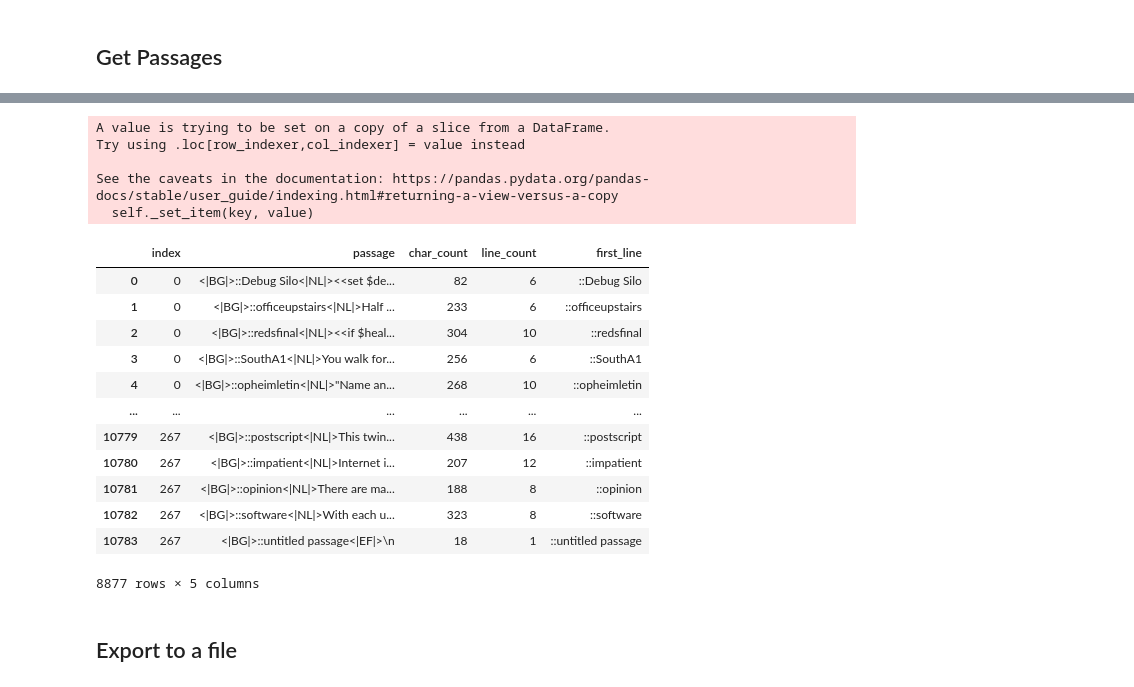
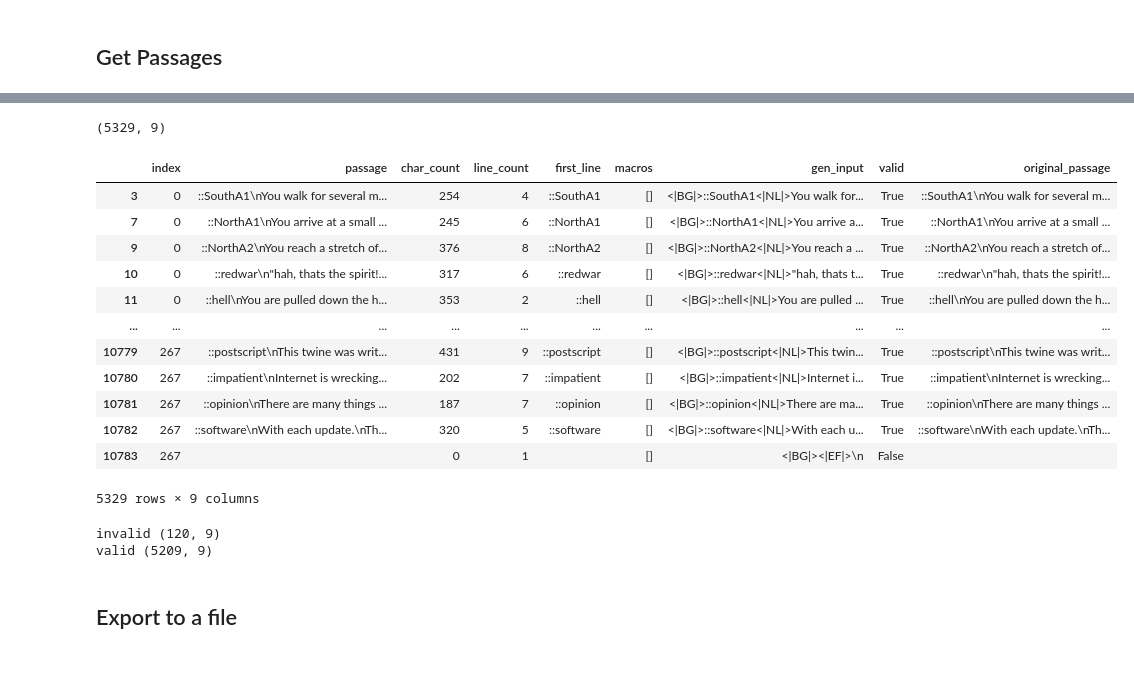
Before and after one commit to alex-calderwood/spindle, a Jupyter notebook: data_exploration.ipynb, the cells around one changed output, grey strips where cells are left out. Drawn from its saved outputs; the diff is of its cells as text; code cells hidden in the pictures.

Commit message:
More data exploration, cleaning, and generative file preparation.

```diff
--- a/data_exploration.ipynb
+++ b/data_exploration.ipynb
@@ -242,0 +240,3 @@ passages
+# %%
+passages = pd.read_pickle('passages.pkl')
+passages
@@ -243,9 +257,13 @@ passages
 # %%
+importlib.reload(twee_utils)
+
 # Rename twee -> passage
 if 'twee' in passages:
     passages['passage'] = passages['twee']
     del passages['twee']
 print(passages.shape)
+
+passages['original_passage'] = passages.passage
 
 passages['char_count'] = passages.passage.apply(len)
 
@@ -254,7 +272,8 @@ passages = passages[passages.char_count < 1024]
 print('without long passages', passages.shape)
 
 # Clean the twee - for some reason this takes a long time
-passages['passage'] = passages.passage.progress_apply(twee_utils.clean_images)
+# Remove images, duplicate newlines, etc
+passages['passage'] = passages.passage.progress_apply(twee_utils.clean_twee)
 
 # Split into lines
 # TODO for some reason this doubles the number of passages
@@ -268,4 +287,7 @@ if 'lines' in passages:
 passages.drop_duplicates(subset=['passage'])
 print(passages.shape)
 passages.sample(20)
+
+# Look at macros
+passages['macros'] = passages.passage.progress_apply(twee_utils.get_macros)
 # %% [output]
@@ -297,23 +297,11 @@ See the caveats in the documentation: https://pandas.pydata.org/pandas-docs/stab
+# %%
+# Look at macros
+passages = passages[passages.macros.apply(len) == 0]
+print(passages.shape)
+# %% [output]
+(5329, 9)
 # %%
+# Prepare passages for generation
 importlib.reload(twee_utils)
-passages['passage'] = passages.passage.apply(twee_utils.prepare_for_generation)
-passages
+pd.set_option('max_colwidth',200)
+passages['gen_input'] = passages.passage.apply(twee_utils.twee_to_gen_format)
-# %% [output]
-A value is trying to be set on a copy of a slice from a DataFrame.
-Try using .loc[row_indexer,col_indexer] = value instead
-
-See the caveats in the documentation: https://pandas.pydata.org/pandas-docs/stable/user_guide/indexing.html#returning-a-view-versus-a-copy
-  self._set_item(key, value)
-|  | index | passage | char_count | line_count | first_line |
-| 0 | 0 | <|BG|>::Debug Silo<|NL|><<set $de... | 82 | 6 | ::Debug Silo |
-| 1 | 0 | <|BG|>::officeupstairs<|NL|>Half ... | 233 | 6 | ::officeupstairs |
-| 2 | 0 | <|BG|>::redsfinal<|NL|><<if $heal... | 304 | 10 | ::redsfinal |
-| 3 | 0 | <|BG|>::SouthA1<|NL|>You walk for... | 256 | 6 | ::SouthA1 |
-| 4 | 0 | <|BG|>::opheimletin<|NL|>"Name an... | 268 | 10 | ::opheimletin |
-| ... | ... | ... | ... | ... | ... |
-| 10779 | 267 | <|BG|>::postscript<|NL|>This twin... | 438 | 16 | ::postscript |
-| 10780 | 267 | <|BG|>::impatient<|NL|>Internet i... | 207 | 12 | ::impatient |
-| 10781 | 267 | <|BG|>::opinion<|NL|>There are ma... | 188 | 8 | ::opinion |
-| 10782 | 267 | <|BG|>::software<|NL|>With each u... | 323 | 8 | ::software |
-| 10783 | 267 | <|BG|>::untitled passage<|EF|>\n | 18 | 1 | ::untitled passage |
-8877 rows × 5 columns
@@ -320,3 +313,31 @@ See the caveats in the documentation: https://pandas.pydata.org/pandas-docs/stab
+# %%
+# Check if each passage is valid
+passages['valid'] = passages.passage.progress_apply(twee_utils.is_valid_passage)
+passages
+# %% [output]
+|  | index | passage | char_count | line_count | first_line | macros | gen_input | valid | original_passage |
+| 3 | 0 | ::SouthA1\nYou walk for several m... | 254 | 4 | ::SouthA1 | [] | <|BG|>::SouthA1<|NL|>You walk for... | True | ::SouthA1\nYou walk for several m... |
+| 7 | 0 | ::NorthA1\nYou arrive at a small ... | 245 | 6 | ::NorthA1 | [] | <|BG|>::NorthA1<|NL|>You arrive a... | True | ::NorthA1\nYou arrive at a small ... |
+| 9 | 0 | ::NorthA2\nYou reach a stretch of... | 376 | 8 | ::NorthA2 | [] | <|BG|>::NorthA2<|NL|>You reach a ... | True | ::NorthA2\nYou reach a stretch of... |
+| 10 | 0 | ::redwar\n"hah, thats the spirit!... | 317 | 6 | ::redwar | [] | <|BG|>::redwar<|NL|>"hah, thats t... | True | ::redwar\n"hah, thats the spirit!... |
+| 11 | 0 | ::hell\nYou are pulled down the h... | 353 | 2 | ::hell | [] | <|BG|>::hell<|NL|>You are pulled ... | True | ::hell\nYou are pulled down the h... |
+| ... | ... | ... | ... | ... | ... | ... | ... | ... | ... |
+| 10779 | 267 | ::postscript\nThis twine was writ... | 431 | 9 | ::postscript | [] | <|BG|>::postscript<|NL|>This twin... | True | ::postscript\nThis twine was writ... |
+| 10780 | 267 | ::impatient\nInternet is wrecking... | 202 | 7 | ::impatient | [] | <|BG|>::impatient<|NL|>Internet i... | True | ::impatient\nInternet is wrecking... |
+| 10781 | 267 | ::opinion\nThere are many things ... | 187 | 7 | ::opinion | [] | <|BG|>::opinion<|NL|>There are ma... | True | ::opinion\nThere are many things ... |
+| 10782 | 267 | ::software\nWith each update.\nTh... | 320 | 5 | ::software | [] | <|BG|>::software<|NL|>With each u... | True | ::software\nWith each update.\nTh... |
+| 10783 | 267 |  | 0 | 1 |  | [] | <|BG|><|EF|>\n | False |  |
+5329 rows × 9 columns
+# %%
+# pd.set_option("max_rows", 250)
+num_invalid = passages[~passages.valid].shape[0]
+print('invalid', passages[~passages.valid].shape)
+passages[~passages.valid].sample(50)
+assert(num_invalid < 400)
+print('valid', passages[passages.valid].shape)
+# %% [output]
+invalid (120, 9)
+valid (5209, 9)
 # %% [markdown]
 ## Export to a file
 # %%
```
Also changed, not shown: parts of 15 cells of this notebook, 3 other files.
